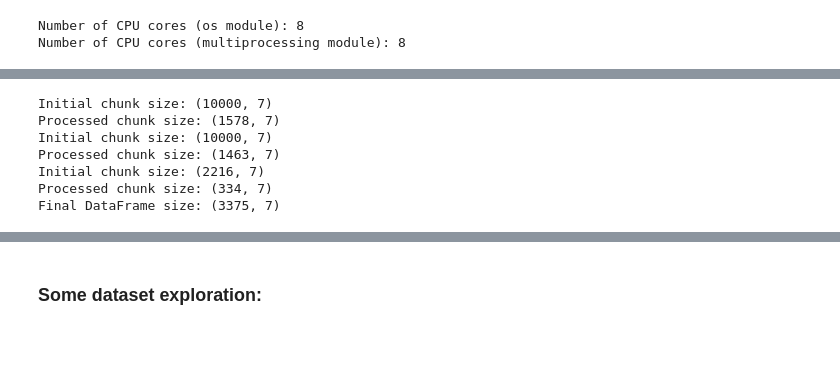
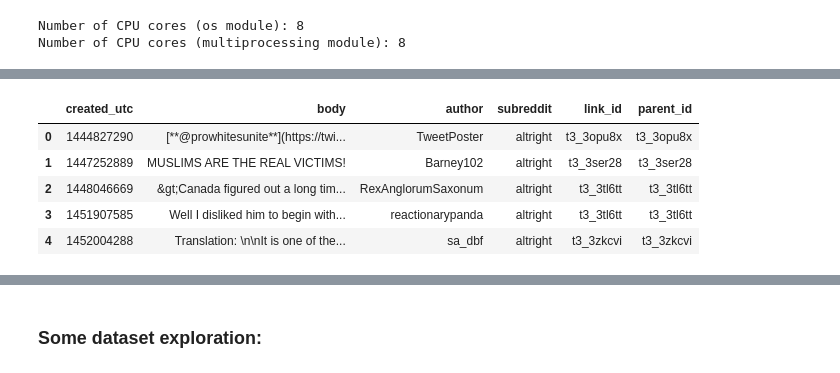
Before and after one commit to elherold/Dis-EmbeddingConnotations, a Jupyter notebook: Code_BA/investigating_data.ipynb, the cells around one changed output, grey strips where cells are left out. Saved outputs shown, nothing was run; the diff lists cells and outputs as text; code cells hidden in the pictures; blank space fills up the shorter version.

```diff
--- a/Code_BA/investigating_data.ipynb
+++ b/Code_BA/investigating_data.ipynb
@@ -58,11 +58,9 @@ Final DataFrame size: (245561, 7)
-# %%
-importlib.reload(rd)
-df3 = rd.create_dataframe(file_path_2)
-# %% [output]
-Initial chunk size: (10000, 7)
-Processed chunk size: (1578, 7)
-Initial chunk size: (10000, 7)
-Processed chunk size: (1463, 7)
-Initial chunk size: (2216, 7)
-Processed chunk size: (334, 7)
-Final DataFrame size: (3375, 7)
+# %%
+df2.head()
+# %% [output]
+|  | created_utc | body | author | subreddit | link_id | parent_id |
+| 0 | 1444827290 | [**@prowhitesunite**](https://twi... | TweetPoster | altright | t3_3opu8x | t3_3opu8x |
+| 1 | 1447252889 | MUSLIMS ARE THE REAL VICTIMS! | Barney102 | altright | t3_3ser28 | t3_3ser28 |
+| 2 | 1448046669 | &gt;Canada figured out a long tim... | RexAnglorumSaxonum | altright | t3_3tl6tt | t3_3tl6tt |
+| 3 | 1451907585 | Well I disliked him to begin with... | reactionarypanda | altright | t3_3tl6tt | t3_3tl6tt |
+| 4 | 1452004288 | Translation: \n\nIt is one of the... | sa_dbf | altright | t3_3zkcvi | t3_3zkcvi |
```
Also changed, not shown: parts of 13 cells of this notebook, 36 other files.
